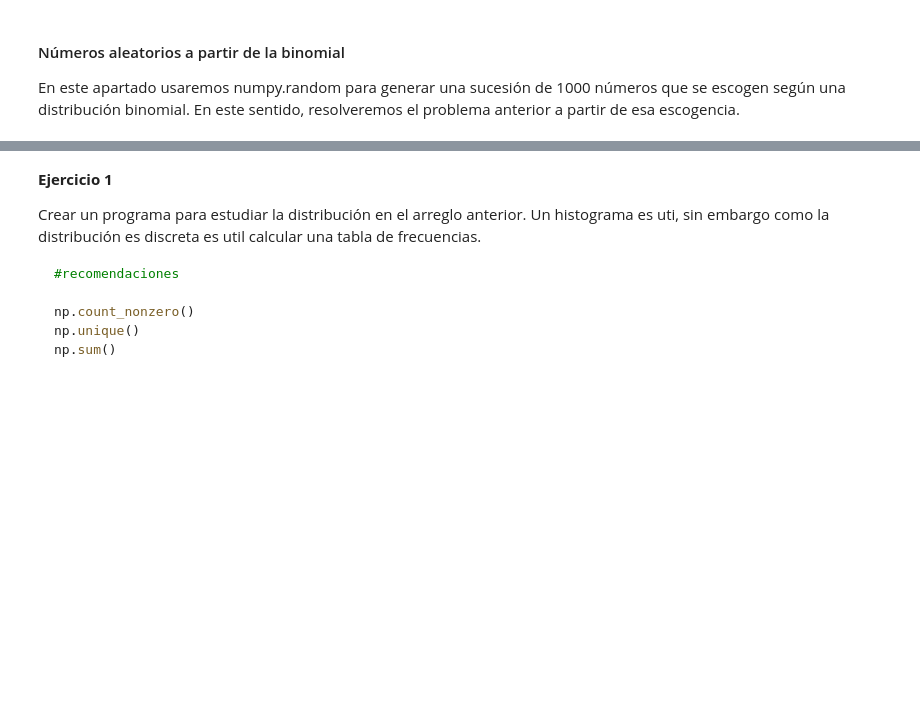
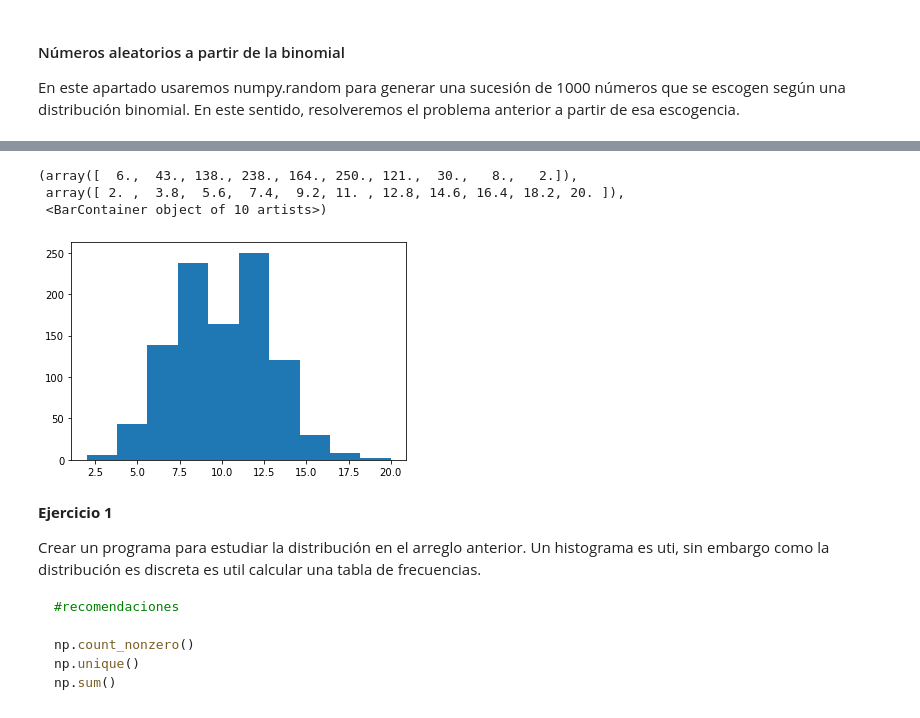
Before and after one commit to edwardjrch/seminario, a Jupyter notebook: Cuadernos/Introducción a simulación.ipynb, the cells around one changed output, grey strips where cells are left out. Saved outputs shown, nothing was run; the diff lists cells and outputs as text; code cells hidden in the pictures; blank space fills up the shorter version.

```diff
--- a/Cuadernos/Introducción a simulación.ipynb
+++ b/Cuadernos/Introducción a simulación.ipynb
@@ -83,3 +109,10 @@ bin_rand=np.random.binomial(60,1/6,size=1000)
+# %%
+plt.hist(bin_rand)
+# %% [output]
+(array([  6.,  43., 138., 238., 164., 250., 121.,  30.,   8.,   2.]),
+ array([ 2. ,  3.8,  5.6,  7.4,  9.2, 11. , 12.8, 14.6, 16.4, 18.2, 20. ]),
+ <BarContainer object of 10 artists>)
+[figure, added]
 # %% [markdown]
 **Ejercicio 1**
 
```
Also changed, not shown: parts of 15 cells of this notebook.
